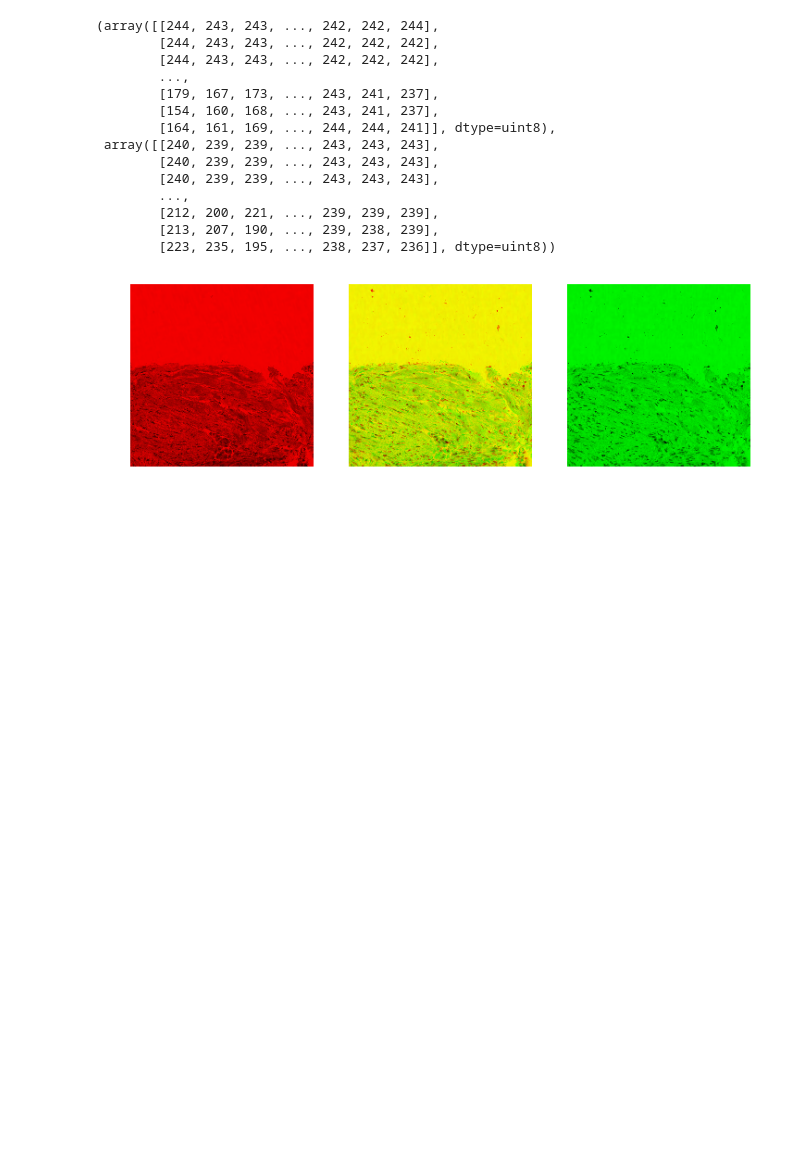
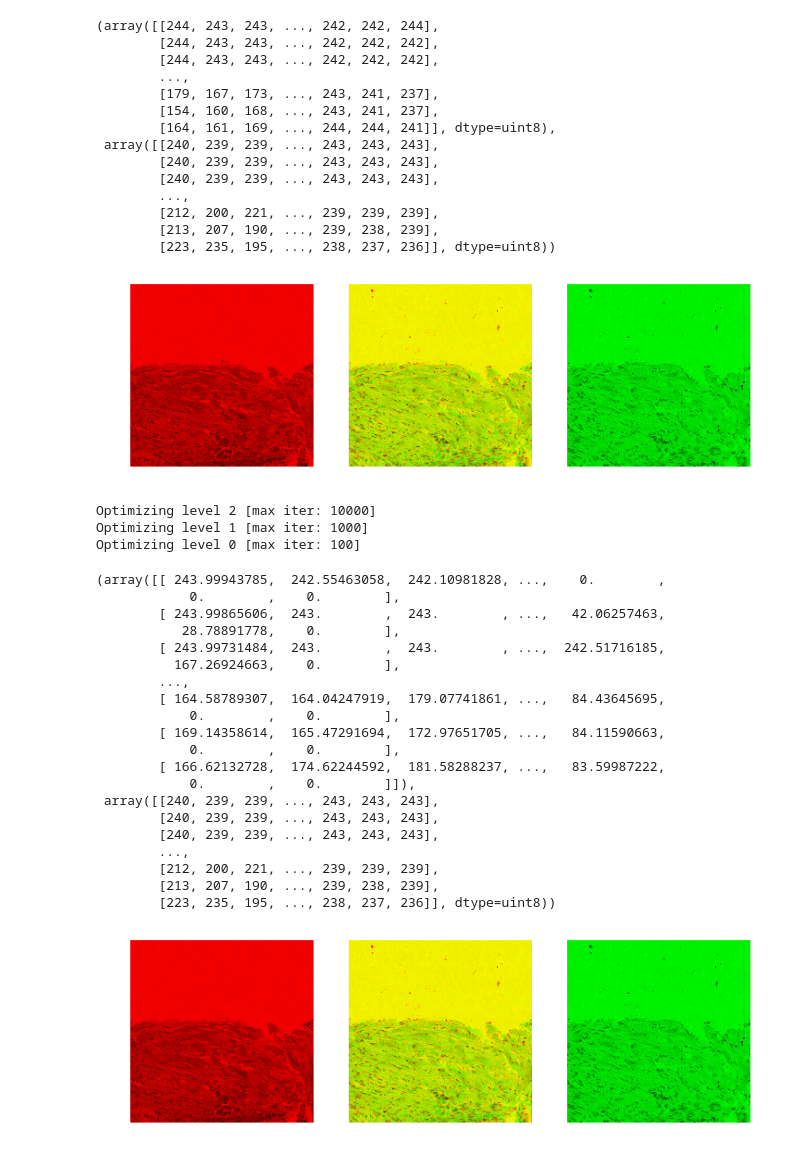
Before and after one commit to uw-biomedical-ml/tilelit, a Jupyter notebook: examples/register-and-tile.ipynb, the cells around one changed output. Drawn from its saved outputs; the diff is of its cells as text; code cells hidden in the pictures; blank space fills up the shorter version.

```diff
--- a/examples/register-and-tile.ipynb
+++ b/examples/register-and-tile.ipynb
@@ -113,3 +113,34 @@ ti.plot_together(he_trans[..., 2], im_er_orig[(coords[:, 0], coords[:, 1])].resh
         [213, 207, 190, ..., 239, 238, 239],
         [223, 235, 195, ..., 238, 237, 236]], dtype=uint8))
 [figure]
+# %%
+img_final, additional_affine = ti.fine_alignment(im_er_orig[(coords[:, 0], coords[:, 1])].reshape(box_size + (-1, ))[..., 2],
+                                                 he_trans[..., 2], starting_affine=np.eye(3))
+# %% [output]
+Optimizing level 2 [max iter: 10000]
+Optimizing level 1 [max iter: 1000]
+Optimizing level 0 [max iter: 100]
+# %%
+ti.plot_together(img_final, im_er_orig[(coords[:, 0], coords[:, 1])].reshape(box_size + (-1, ))[..., 2])
+# %% [output]
+(array([[ 243.99943785,  242.55463058,  242.10981828, ...,    0.        ,
+            0.        ,    0.        ],
+        [ 243.99865606,  243.        ,  243.        , ...,   42.06257463,
+           28.78891778,    0.        ],
+        [ 243.99731484,  243.        ,  243.        , ...,  242.51716185,
+          167.26924663,    0.        ],
+        ...,
+        [ 164.58789307,  164.04247919,  179.07741861, ...,   84.43645695,
+            0.        ,    0.        ],
+        [ 169.14358614,  165.47291694,  172.97651705, ...,   84.11590663,
+            0.        ,    0.        ],
+        [ 166.62132728,  174.62244592,  181.58288237, ...,   83.59987222,
+            0.        ,    0.        ]]),
+ array([[240, 239, 239, ..., 243, 243, 243],
+        [240, 239, 239, ..., 243, 243, 243],
+        [240, 239, 239, ..., 243, 243, 243],
+        ...,
+        [212, 200, 221, ..., 239, 239, 239],
+        [213, 207, 190, ..., 239, 238, 239],
+        [223, 235, 195, ..., 238, 237, 236]], dtype=uint8))
+[figure, added]
```
